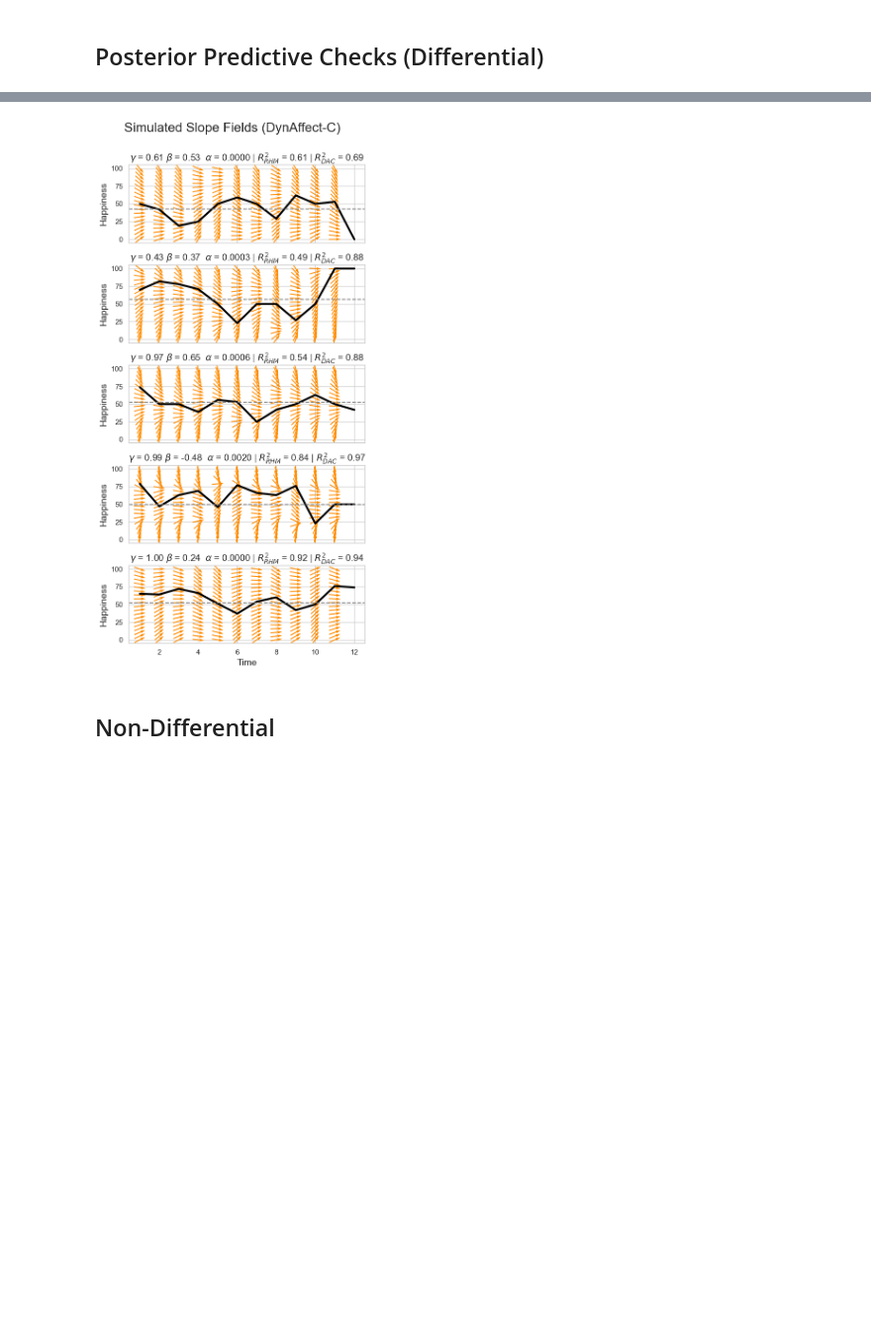
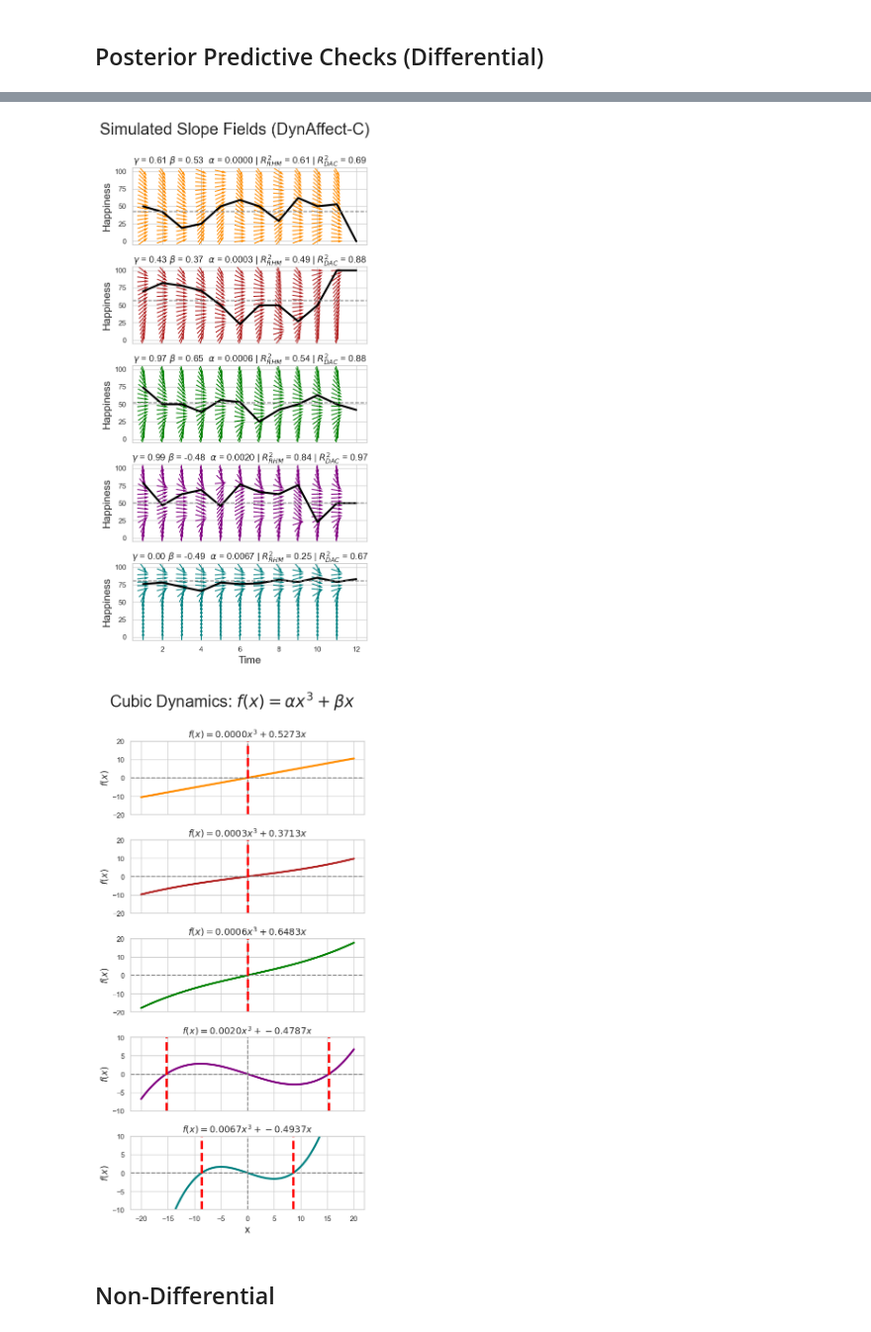
Before and after one commit to cdp57/DynAffect-C, a Jupyter notebook: Analysis/Model_Analysis.ipynb, the cells around one changed output, grey strips where cells are left out. Shown at 99% size. Saved outputs shown, nothing was run; the diff lists cells and outputs as text; code cells hidden in the pictures; blank space fills up the shorter version.

```diff
--- a/Analysis/Model_Analysis.ipynb
+++ b/Analysis/Model_Analysis.ipynb
@@ -211,10 +234,10 @@ dynonly_params = ['Baseline', 'Linear Attraction', 'Cubic Attraction']
 # prepare combined dataframe for common parameters
 combined_data = pd.concat([
     RAll[common_params].assign(Model='RHM'),
-    DCAll[common_params].assign(Model='DynAffect-C')
+    DCAll[common_params].assign(Model='DC')
 ])
 
-palette = {'RHM': 'skyblue', 'DynAffect-C': 'orange'}
+palette = {'RHM': 'skyblue', 'DC': 'orange'}
 sns.set(style='whitegrid')
 n_plots = len(common_params) + len(dynonly_params)
 fig, axes = plt.subplots(1, n_plots, figsize=(4 * n_plots, 5), sharey=False)
@@ -222,20 +245,20 @@ fig, axes = plt.subplots(1, n_plots, figsize=(4 * n_plots, 5), sharey=False)
 # plot shared parameters with both models
 for i, param in enumerate(common_params):
     sns.violinplot(data=combined_data, x='Model', y=param, palette=palette, ax=axes[i])
-    axes[i].set_title(param, fontsize=20)
+    axes[i].set_title(param, fontsize=25)
     axes[i].set_xlabel('')
     axes[i].set_ylabel('')
-    axes[i].tick_params(axis='y', labelsize=16)
-    axes[i].tick_params(axis='x', labelsize=16)
+    axes[i].tick_params(axis='y', labelsize=25)
+    axes[i].tick_params(axis='x', labelsize=25)
 
 # plot DynAffect-only parameters (Baseline, Beta, Alpha)
 for j, param in enumerate(dynonly_params):
     sns.violinplot(data=DCAll, y=param, color='orange', ax=axes[len(common_params) + j])
-    axes[len(common_params) + j].set_title(param, fontsize=20)
+    axes[len(common_params) + j].set_title(param, fontsize=25)
     axes[len(common_params) + j].set_xlabel('')
     axes[len(common_params) + j].set_ylabel('')
     axes[len(common_params) + j].set_xticks([])
-    axes[len(common_params) + j].tick_params(axis='y', labelsize=16)
+    axes[len(common_params) + j].tick_params(axis='y', labelsize=25)
 
 axes[0].set_ylim([-0.5, 0.5])
 axes[1].set_ylim([-0.5, 0.5])
@@ -329,11 +352,11 @@ for idx, p in enumerate(participant_indices):
     ax.plot(time, df['H'][:], linewidth=3, color='black')
     ax.axhline(mu, color='gray', linestyle='--')
 
-    ax.set_ylabel('Happiness', fontsize=14)
+    ax.set_ylabel('Happiness', fontsize=16)
     ax.set_title(r'$\gamma$ ' + f'= {save1["Forgetting Factor"][p]:.2f} | $R^2_{{RHM}}$ = {save1["R^2"][p]:.2f}', fontsize=16)
 
-axs[-1].set_xlabel('Time', fontsize=14)
-fig.suptitle('Simulated Slope Fields (RHM)', fontsize=20)
+axs[-1].set_xlabel('Time', fontsize=16)
+fig.suptitle('Simulated Slope Fields (RHM)', fontsize=25)
 plt.tight_layout(rect=[0, 0, 1, 0.98])
 plt.savefig('../Figures/slope_RHM.png', dpi=1200)
 plt.show()
@@ -342,7 +365,9 @@ plt.show()
 # %%
 # participant indices
-participant_indices = [36, 0, 2, 171, 39]
+participant_indices = [36, 0, 2, 171, 67]
 time = [i for i in range(1, 13)]
+
+color_list = ['darkorange', 'firebrick', 'green', 'purple', 'teal']
 
 fig, axs = plt.subplots(len(participant_indices), 1, figsize=(6, 12), sharex=True)
 
@@ -379,38 +404,83 @@ for idx, p in enumerate(participant_indices):
         save2['Certain Reward'][p] * (df2['wCR'][1:].values - df2['wCR'][:-1].values) +
         save2['Expected Value'][p] * (df2['wEV'][1:].values - df2['wEV'][:-1].values) +
         save2['Prediction Error'][p] * (df2['wPE'][1:].values - df2['wPE'][:-1].values)
     )
 
     # generate slope field
     t = np.linspace(1, 11, 11)
     X = np.linspace(0, 100, 20)
     T, X_grid = np.meshgrid(t, X)
     controls_broadcasted = np.tile(controls, (X_grid.shape[0], 1))
 
     # determine system dynamics
     dT = np.ones_like(T)
     dX = beta * (mu - X_grid) + alpha * (mu - X_grid)**3 + controls_broadcasted
 
     # normalize vectors
     magnitude = np.sqrt(dT**2 + dX**2)
     dT_unit = dT / magnitude
     dX_unit = dX / magnitude
 
     ax = axs[idx]
-    ax.quiver(T, X_grid, dT_unit, dX_unit, angles='xy', pivot='middle', color='darkorange', scale=20)
+    ax.quiver(T, X_grid, dT_unit, dX_unit, angles='xy', pivot='middle', color=color_list[idx % len(color_list)], scale=20)
     ax.plot(time, df2['H'], linewidth=3, color='black')
     ax.axhline(mu, color='gray', linestyle='--')
 
-    ax.set_ylabel('Happiness', fontsize=14)
+    ax.set_ylabel('Happiness', fontsize=16)
     ax.set_title(r'$\gamma$ ' + f'= {save2["Forgetting Factor"][p]:.2f} ' + r'$\beta$ ' + f'= {save2["Linear Attraction"][p]:.2f}  ' + r'$\alpha$ ' + f'= {save2["Cubic Attraction"][p]:.4f}' + f' | $R^2_{{RHM}}$ = {save1["R^2"][p]:.2f} | $R^2_{{DAC}}$ = {save2["R^2"][p]:.2f}', fontsize=14)
 
-axs[-1].set_xlabel('Time', fontsize=14)
-fig.suptitle('Simulated Slope Fields (DynAffect-C)', fontsize=20)
+axs[-1].set_xlabel('Time', fontsize=16)
+fig.suptitle('Simulated Slope Fields (DynAffect-C)', fontsize=25)
 plt.tight_layout(rect=[0, 0, 1, 0.98])
 plt.savefig('../Figures/slope_DC.png', dpi=1200)
 plt.show()
+
+# === SEPARATE CUBIC FUNCTION PLOTS ===
+fig2, axs2 = plt.subplots(len(participant_indices), 1, figsize=(6, 12), sharex=True)
+
+x_vals = np.linspace(-20, 20, 200)
+for idx, p in enumerate(participant_indices):
+    alpha = save2['Cubic Attraction'][p]
+    beta = save2['Linear Attraction'][p]
+    y_vals = alpha * x_vals**3 + beta * x_vals
+
+    ax = axs2[idx]
+    ax.plot(x_vals, y_vals, color=color_list[idx % len(color_list)], linewidth=3)
+    ax.axhline(0, color='gray', linestyle='--')
+    ax.axvline(0, color='gray', linestyle='--')
+    ax.set_ylabel(r'$f(x)$', fontsize=14)
+    ax.set_title(
+        rf'$f(x) = {alpha:.4f}x^3 + {beta:.4f}x$',
+        fontsize=14
+    )
+
+    # --- Find x-intercepts ---
+    roots = [0.0]
+    if alpha != 0 and -beta/alpha > 0:
+        r = np.sqrt(-beta / alpha)
+        roots += [r, -r]
+
+    # --- Draw vertical lines only where function is increasing ---
+    for r in roots:
+        slope = 3 * alpha * r**2 + beta
+        if slope > 0:  # function increasing at root
+            ax.axvline(r, color='red', linestyle='--', linewidth=3.5)
+
+
+
+    if beta > 0 and alpha > 0:
+        ax.set_ylim(-20, 20)
+    else:
+        ax.set_ylim(-10, 10)
+
+axs2[-1].set_xlabel('x', fontsize=16)
+fig2.suptitle('Cubic Dynamics: $f(x) = \\alpha x^3 + \\beta x$', fontsize=25)
+plt.tight_layout(rect=[0, 0, 1, 0.98])
+plt.savefig('../Figures/cubic_functions.png', dpi=1200)
+plt.show()
 # %% [output]
-[figure, old version]
+[figure, new version]
+[figure, added]
 # %% [markdown]
 ## Non-Differential
 # %%
```
Also changed, not shown: parts of 13 cells of this notebook, 5 other files.
